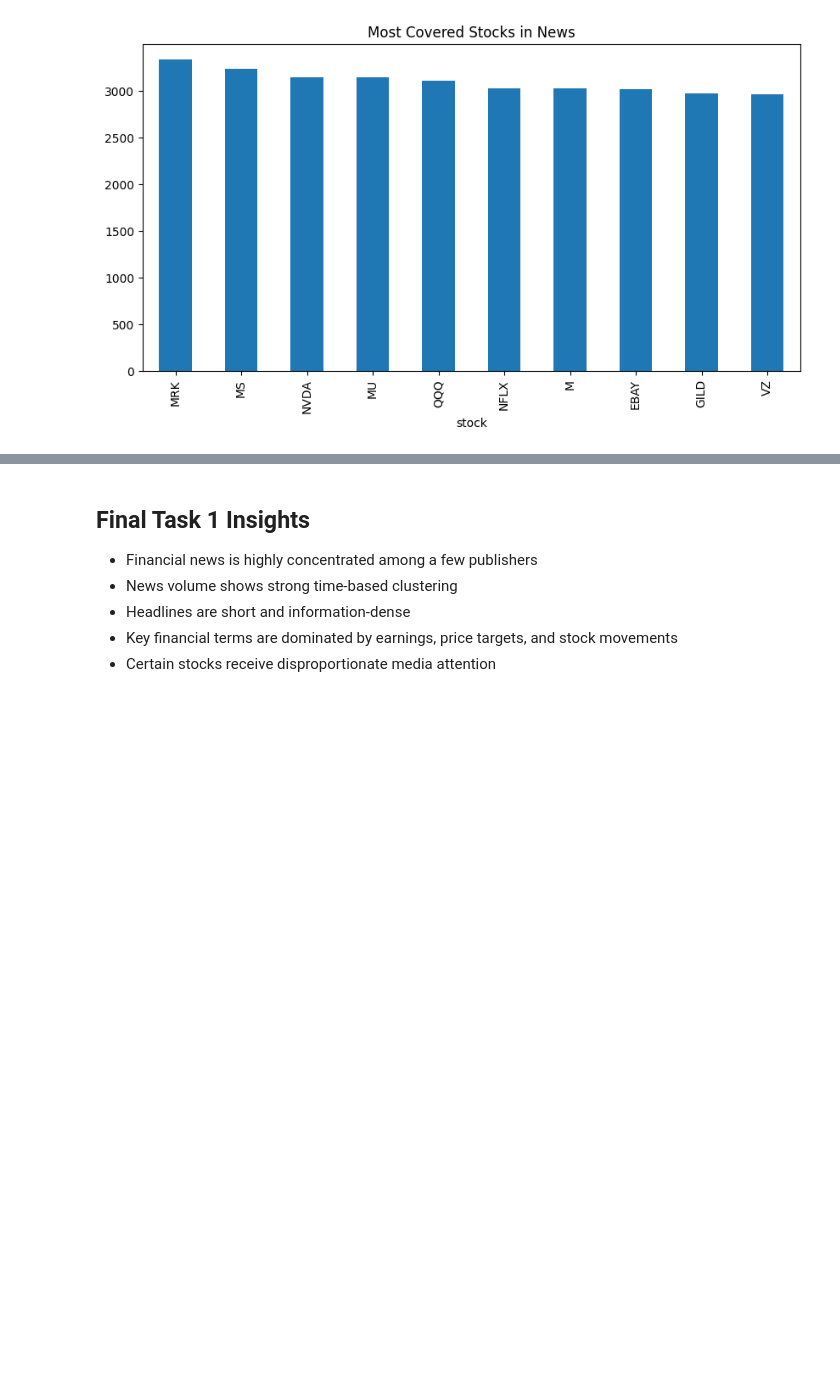
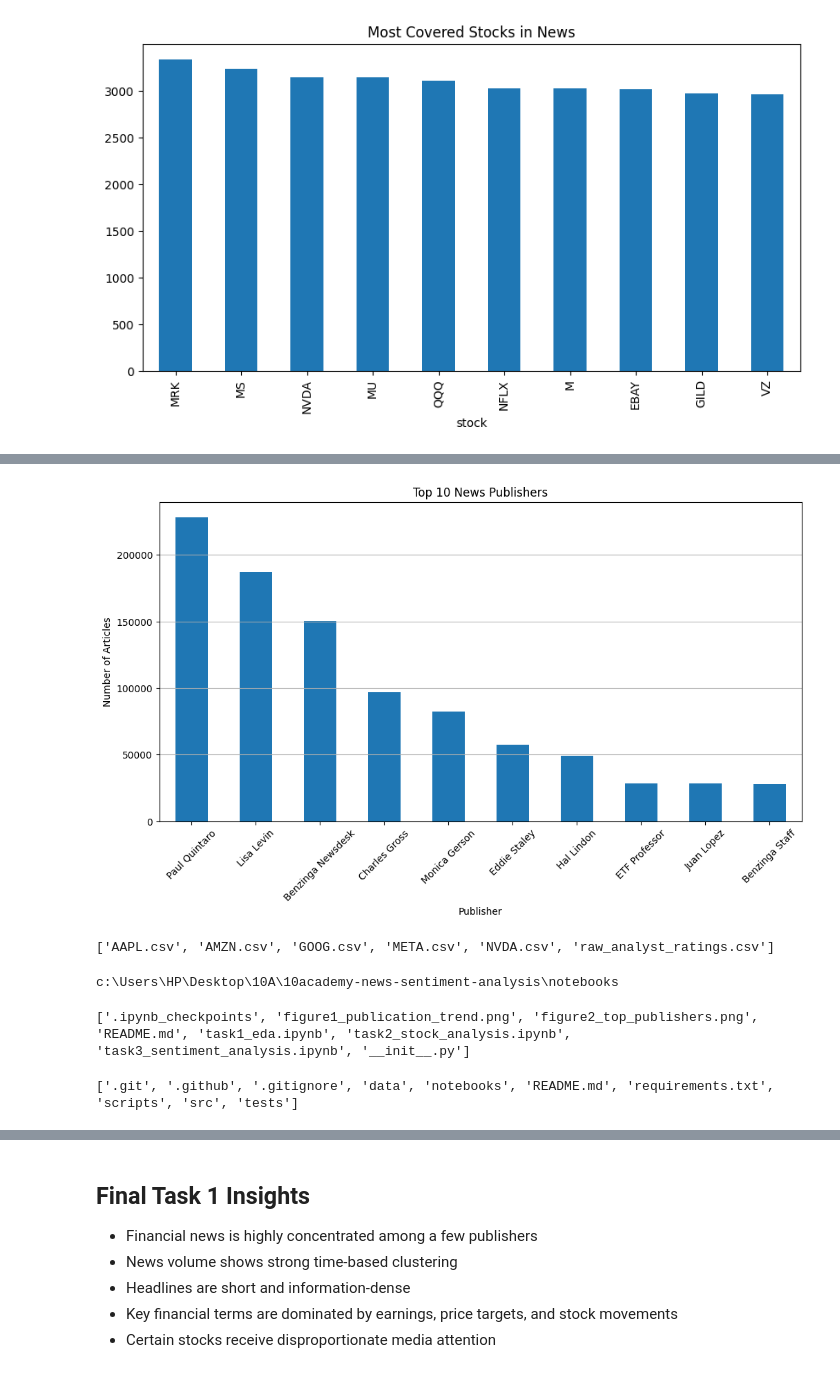
Before and after one commit to Bethabrh/10academy-news-sentiment-analysis, a Jupyter notebook: notebooks/task1_eda.ipynb, the cells around one changed output, grey strips where cells are left out. Cells and saved outputs as stored; diff of their text form; code cells hidden in the pictures; blank space fills up the shorter version.

```diff
--- a/notebooks/task1_eda.ipynb
+++ b/notebooks/task1_eda.ipynb
@@ -371,0 +405,22 @@ Certain stocks receive significantly higher media attention, which may influence
+# %%
+# Top publishers
+top_publishers = df['publisher'].value_counts().head(10)
+
+# Plot
+plt.figure(figsize=(12,6))
+
+top_publishers.plot(kind='bar')
+
+plt.title("Top 10 News Publishers")
+plt.xlabel("Publisher")
+plt.ylabel("Number of Articles")
+
+plt.xticks(rotation=45)
+
+plt.grid(axis='y')
+
+plt.savefig("figure2_top_publishers.png")
+
+plt.show()
+# %% [output]
+[figure, added]
@@ -371,0 +430,19 @@ Certain stocks receive significantly higher media attention, which may influence
+# %%
+import os
+
+print(os.listdir("../data/raw"))
+# %% [output]
+['AAPL.csv', 'AMZN.csv', 'GOOG.csv', 'META.csv', 'NVDA.csv', 'raw_analyst_ratings.csv']
+# %%
+import os
+print(os.getcwd())
+# %% [output]
+c:\Users\HP\Desktop\10A\10academy-news-sentiment-analysis\notebooks
+# %%
+print(os.listdir())
+# %% [output]
+['.ipynb_checkpoints', 'figure1_publication_trend.png', 'figure2_top_publishers.png', 'README.md', 'task1_eda.ipynb', 'task2_stock_analysis.ipynb', 'task3_sentiment_analysis.ipynb', '__init__.py']
+# %%
+print(os.listdir(".."))
+# %% [output]
+['.git', '.github', '.gitignore', 'data', 'notebooks', 'README.md', 'requirements.txt', 'scripts', 'src', 'tests']
```
Also changed, not shown: parts of 13 cells of this notebook, 4 other files.
